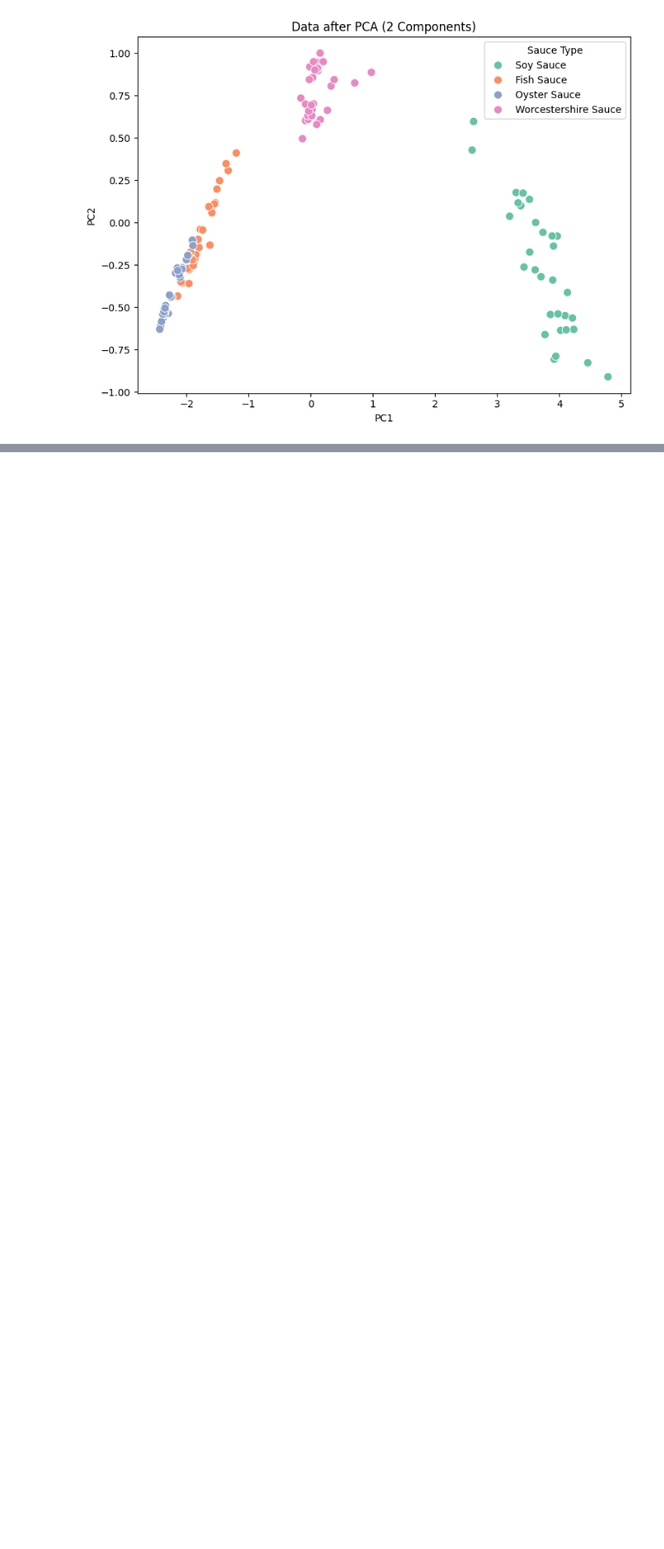
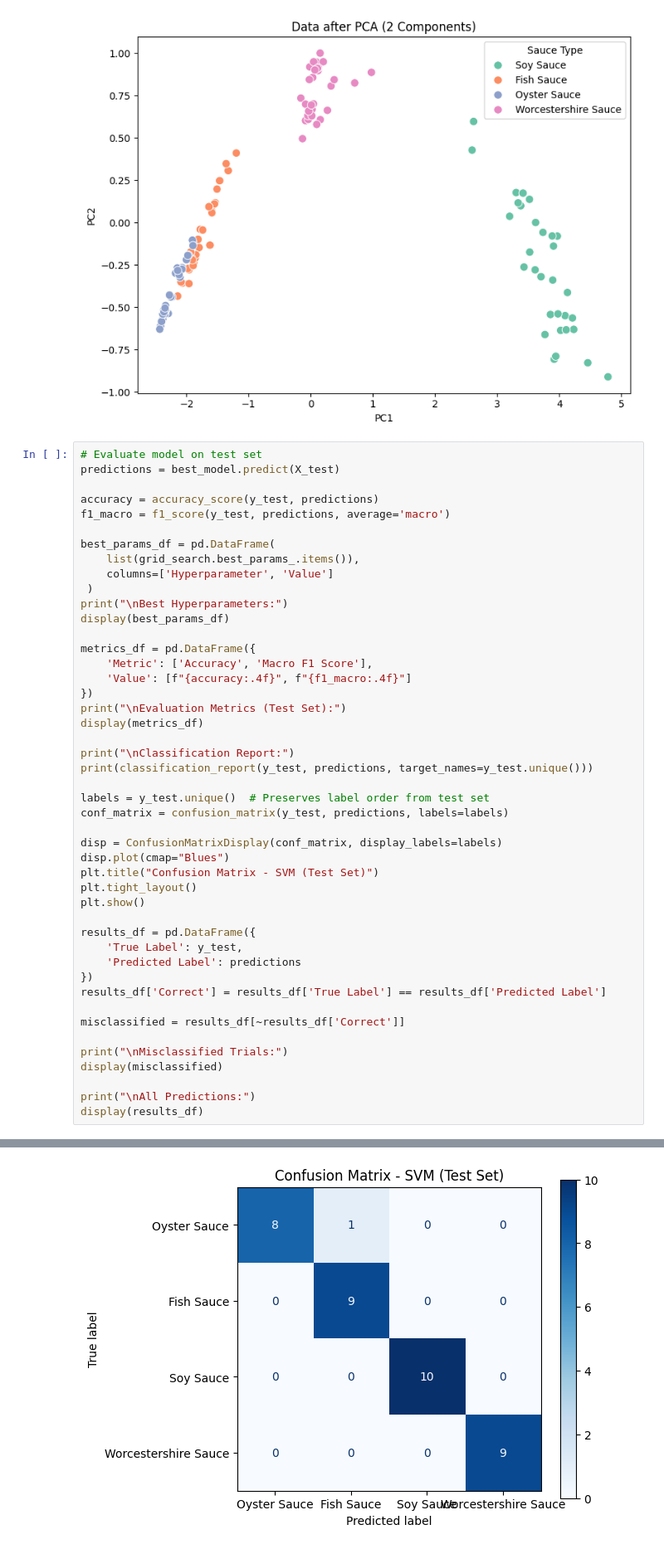
Before and after one commit to cbbendol23/enose-dark-sauce-classification, a Jupyter notebook: integration_POLY/MODEL_TRAINING.ipynb, the cells around one changed output, grey strips where cells are left out. Shown at 83% size. Saved outputs shown, nothing was run; the diff lists cells and outputs as text; blank space fills up the shorter version.

```diff
--- a/integration_POLY/MODEL_TRAINING.ipynb
+++ b/integration_POLY/MODEL_TRAINING.ipynb
@@ -167,3 +167,50 @@ The `ci` parameter is deprecated. Use `errorbar=None` for the same effect.
   sns.barplot(
 [figure]
 [figure]
+# %%
+# Evaluate model on test set
+predictions = best_model.predict(X_test)
+
+accuracy = accuracy_score(y_test, predictions)
+f1_macro = f1_score(y_test, predictions, average='macro')
+
+best_params_df = pd.DataFrame(
+    list(grid_search.best_params_.items()),
+    columns=['Hyperparameter', 'Value']
+ )
+print("\nBest Hyperparameters:")
+display(best_params_df)
+
+metrics_df = pd.DataFrame({
+    'Metric': ['Accuracy', 'Macro F1 Score'],
+    'Value': [f"{accuracy:.4f}", f"{f1_macro:.4f}"]
+})
+print("\nEvaluation Metrics (Test Set):")
+display(metrics_df)
+
+print("\nClassification Report:")
+print(classification_report(y_test, predictions, target_names=y_test.unique()))
+
+labels = y_test.unique()  # Preserves label order from test set
+conf_matrix = confusion_matrix(y_test, predictions, labels=labels)
+
+disp = ConfusionMatrixDisplay(conf_matrix, display_labels=labels)
+disp.plot(cmap="Blues")
+plt.title("Confusion Matrix - SVM (Test Set)")
+plt.tight_layout()
+plt.show()
+
+results_df = pd.DataFrame({
+    'True Label': y_test,
+    'Predicted Label': predictions
+})
+results_df['Correct'] = results_df['True Label'] == results_df['Predicted Label']
+
+misclassified = results_df[~results_df['Correct']]
+
+print("\nMisclassified Trials:")
+display(misclassified)
+
+print("\nAll Predictions:")
+display(results_df)
+# %% [output]
@@ -169,0 +239 @@ The `ci` parameter is deprecated. Use `errorbar=None` for the same effect.
+[figure, added]
```
Also changed, not shown: parts of 2 cells of this notebook.
